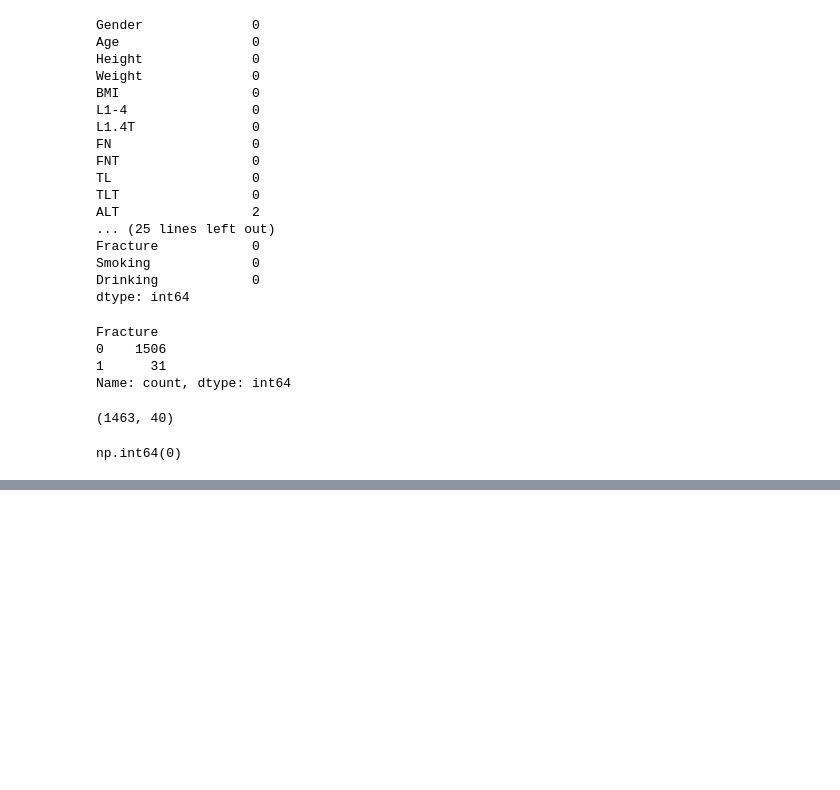
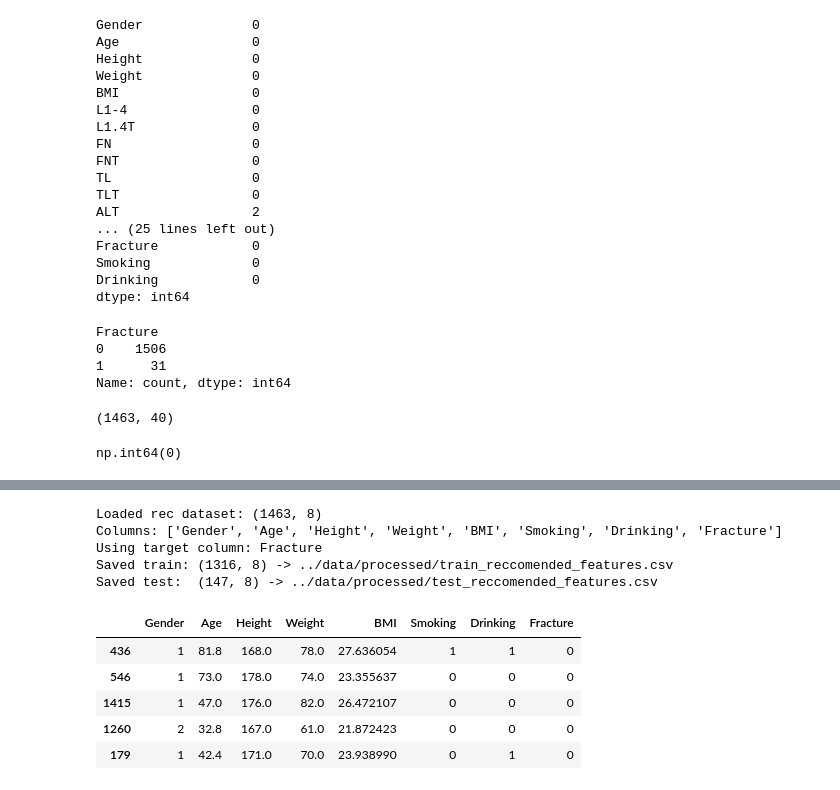
Before and after one commit to roheth286/rebone-ai, a Jupyter notebook: notebooks/notebook_01.ipynb, the cells around one changed output, grey strips where cells are left out. Cells and saved outputs as stored; diff of their text form; code cells hidden in the pictures; blank space fills up the shorter version.

```diff
--- a/notebooks/notebook_01.ipynb
+++ b/notebooks/notebook_01.ipynb
@@ -131,0 +191,75 @@ np.int64(0)
+# %%
+# Split `reccomended_features_dataset.csv` into 90/10 train/test and save (robust target detection)
+import pandas as pd
+
+# Ensure scikit-learn is available in the notebook kernel; install if missing
+try:
+    from sklearn.model_selection import train_test_split
+except ModuleNotFoundError:
+    import sys, subprocess
+    print("scikit-learn not found in kernel; installing into kernel environment...")
+    subprocess.check_call([sys.executable, "-m", "pip", "install", "scikit-learn"])
+    from sklearn.model_selection import train_test_split
+
+in_path = "../data/processed/reccomended_features_dataset.csv"
+train_path = "../data/processed/train_reccomended_features.csv"
+test_path = "../data/processed/test_reccomended_features.csv"
+
+# Load the recommended dataset
+df_rec = pd.read_csv(in_path)
+print("Loaded rec dataset:", df_rec.shape)
+print("Columns:", list(df_rec.columns))
+
+# Robust target finder: match column names containing 'fracture' (ignore case/spaces/underscores)
+def find_target(cols, name="fracture"):
+    name_clean = name.lower().replace(" ", "").replace("_", "")
+    for c in cols:
+        c_clean = c.lower().replace(" ", "").replace("_", "")
+        if name_clean in c_clean:
+            return c
+    return None
+
+target_col = find_target(df_rec.columns, "fracture")
+if target_col is None:
+    raise ValueError(f"Target column containing 'fracture' not found. Available columns: {list(df_rec.columns)}")
+
+print(f"Using target column: {target_col}")
+
+# Drop rows with missing target
+missing_target = df_rec[target_col].isnull().sum()
+if missing_target:
+    print(f"Dropping {missing_target} rows with missing target '{target_col}'")
+    df_rec = df_rec[df_rec[target_col].notnull()].copy()
+
+X = df_rec.drop(columns=[target_col])
+y = df_rec[target_col]
+
+# Determine stratify param only when there are >=2 classes
+stratify_param = y if y.nunique() > 1 else None
+
+X_train, X_test, y_train, y_test = train_test_split(
+    X, y, test_size=0.1, stratify=stratify_param, random_state=42
+)
+
+train_df = pd.concat([X_train, y_train], axis=1)
+test_df = pd.concat([X_test, y_test], axis=1)
+
+train_df.to_csv(train_path, index=False)
+test_df.to_csv(test_path, index=False)
+
+print(f"Saved train: {train_df.shape} -> {train_path}")
+print(f"Saved test:  {test_df.shape} -> {test_path}")
+
+train_df.head()
+# %% [output]
+Loaded rec dataset: (1463, 8)
+Columns: ['Gender', 'Age', 'Height', 'Weight', 'BMI', 'Smoking', 'Drinking', 'Fracture']
+Using target column: Fracture
+Saved train: (1316, 8) -> ../data/processed/train_reccomended_features.csv
+Saved test:  (147, 8) -> ../data/processed/test_reccomended_features.csv
+|  | Gender | Age | Height | Weight | BMI | Smoking | Drinking | Fracture |
+| 436 | 1 | 81.8 | 168.0 | 78.0 | 27.636054 | 1 | 1 | 0 |
+| 546 | 1 | 73.0 | 178.0 | 74.0 | 23.355637 | 0 | 0 | 0 |
+| 1415 | 1 | 47.0 | 176.0 | 82.0 | 26.472107 | 0 | 0 | 0 |
+| 1260 | 2 | 32.8 | 167.0 | 61.0 | 21.872423 | 0 | 0 | 0 |
+| 179 | 1 | 42.4 | 171.0 | 70.0 | 23.938990 | 0 | 1 | 0 |
```
Also changed, not shown: parts of 3 cells of this notebook, 10 other files.
